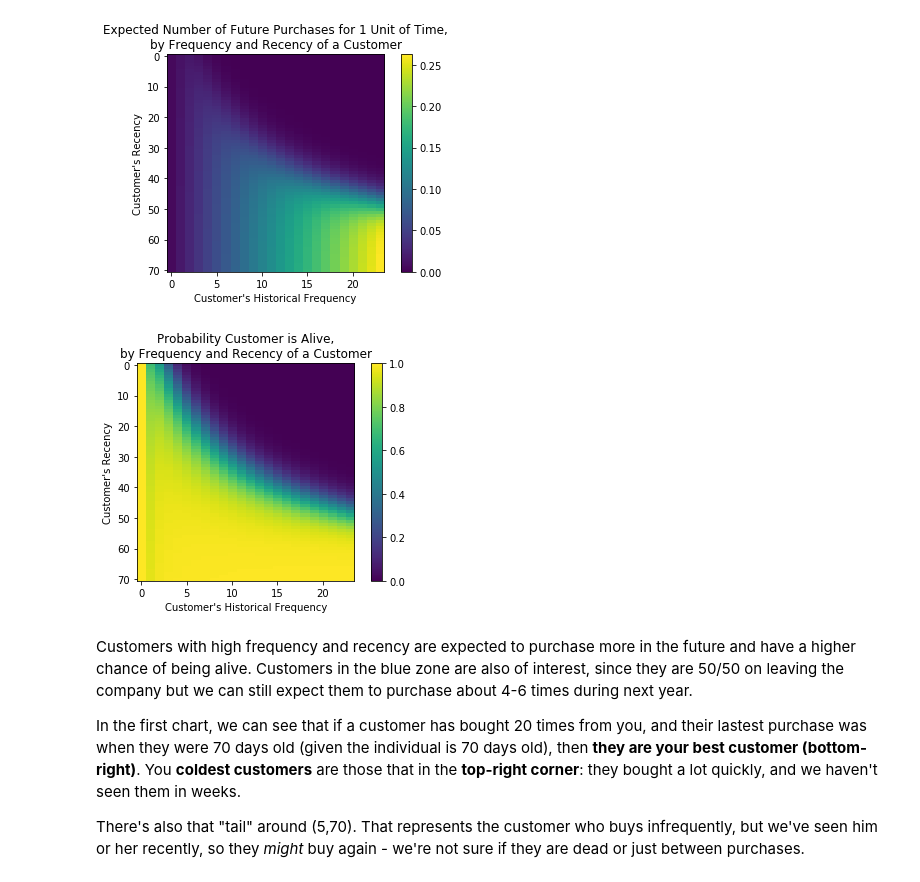
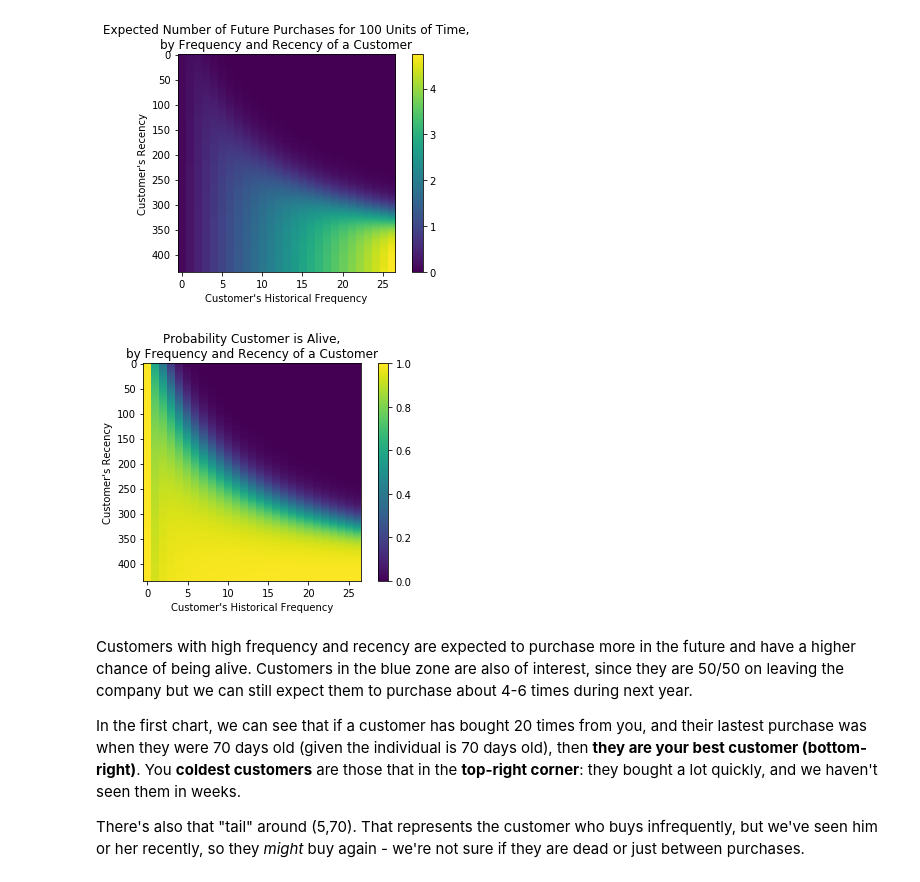
Before and after one commit to jeffl24/lifetime, a Jupyter notebook: CLTV_analysis.ipynb, the cells around one changed output. Cells and saved outputs as stored; diff of their text form; code cells hidden in the pictures.

```diff
--- a/CLTV_analysis.ipynb
+++ b/CLTV_analysis.ipynb
@@ -33,3 +18,0 @@ memory usage: 15.7+ MB
-# %%
-sales_data_clean = sales_data.drop(sales_data.columns.to_series()[-11:-1], axis=1)
-sales_data_clean
@@ -110,0 +19,8 @@ summary = summary_data_from_transaction_data(transactions= sales_data_5,
+# %%
+# Format the sales data into a layout accepted by Lifetime
+
+sales_data_lifetimes_layout = sales_data_clean[['Paid at', 'Email', 'Subtotal']].reset_index()
+sales_data_lifetimes_layout.drop(['index'], axis=1, inplace=True)
+sales_data_lifetimes_layout= sales_data_lifetimes_layout[sales_data_lifetimes_layout['Paid at']> '2016-12-01']
+sales_data_lifetimes_layout
+# sales_data_lifetimes_layout.to_csv("transaction_history.csv")
@@ -111,6 +56,16 @@ summary = summary_data_from_transaction_data(transactions= sales_data_5,
 # %%
+from lifetimes.datasets import load_transaction_data
+from lifetimes.utils import summary_data_from_transaction_data
+
+transaction_data = sales_data_lifetimes_layout.copy()
+# transaction_data.tail(10)
+
+summary = summary_data_from_transaction_data(transactions= sales_data_lifetimes_layout,
+                                             customer_id_col= 'Email',
+                                             datetime_col='Paid at',
+                                             monetary_value_col='Subtotal',
+                                             observation_period_end = None)
 # print out for preview
-
 # summary.to_excel("Freq Recency Monetary Value.xlsx")
 summary.sort_values(by='monetary_value', ascending=False)
 # %% [output]
@@ -136,8 +105,7 @@ summary.sort_values(by='monetary_value', ascending=False)
 # %%
 from lifetimes import BetaGeoFitter
 
-# similar API to scikit-learn and lifelines.
-bgf = BetaGeoFitter()
+bgf = BetaGeoFitter(penalizer_coef=0.0)
 bgf.fit(summary['frequency'], summary['recency'], summary['T'])
 print (bgf)
 # %% [output]
@@ -168,18 +146,23 @@ temp = plt.hist(ggd, 20, facecolor='pink', alpha=0.75)
+# %%
+# This Recency-Frequency plot maps a customer's expected purchases by the next year
+
+from lifetimes.plotting import plot_frequency_recency_matrix
+
+plot_frequency_recency_matrix(bgf, T=100)
+# plt.savefig('CLTV.png')
+plt.show()
+# %% [output]
+[figure, added]
 # %%
-from lifetimes.plotting import plot_frequency_recency_matrix
-
-plot_frequency_recency_matrix(bgf, T=1)
-# plt.savefig('CLTV.png')
-plt.show()
+# This maps the probability that they're alive given his or her frequency/recency.
 
 from lifetimes.plotting import plot_probability_alive_matrix
 plt.title("Probability a customer is still alive")
 plot_probability_alive_matrix(bgf)
 # plt.savefig('Probability a customer is still alive.png')
 plt.show()
 # %% [output]
-[figure, old version]
+[figure, new version]
-[figure, removed]
 # %% [markdown]
 Customers with high frequency and recency are expected to purchase more in the future and have a higher chance of being alive.  Customers in the blue zone are also of interest, since they are 50/50 on leaving the company but we can still expect them to purchase about 4-6 times during next year.
 
```
Also changed, not shown: parts of 52 cells of this notebook, 12 other files.
